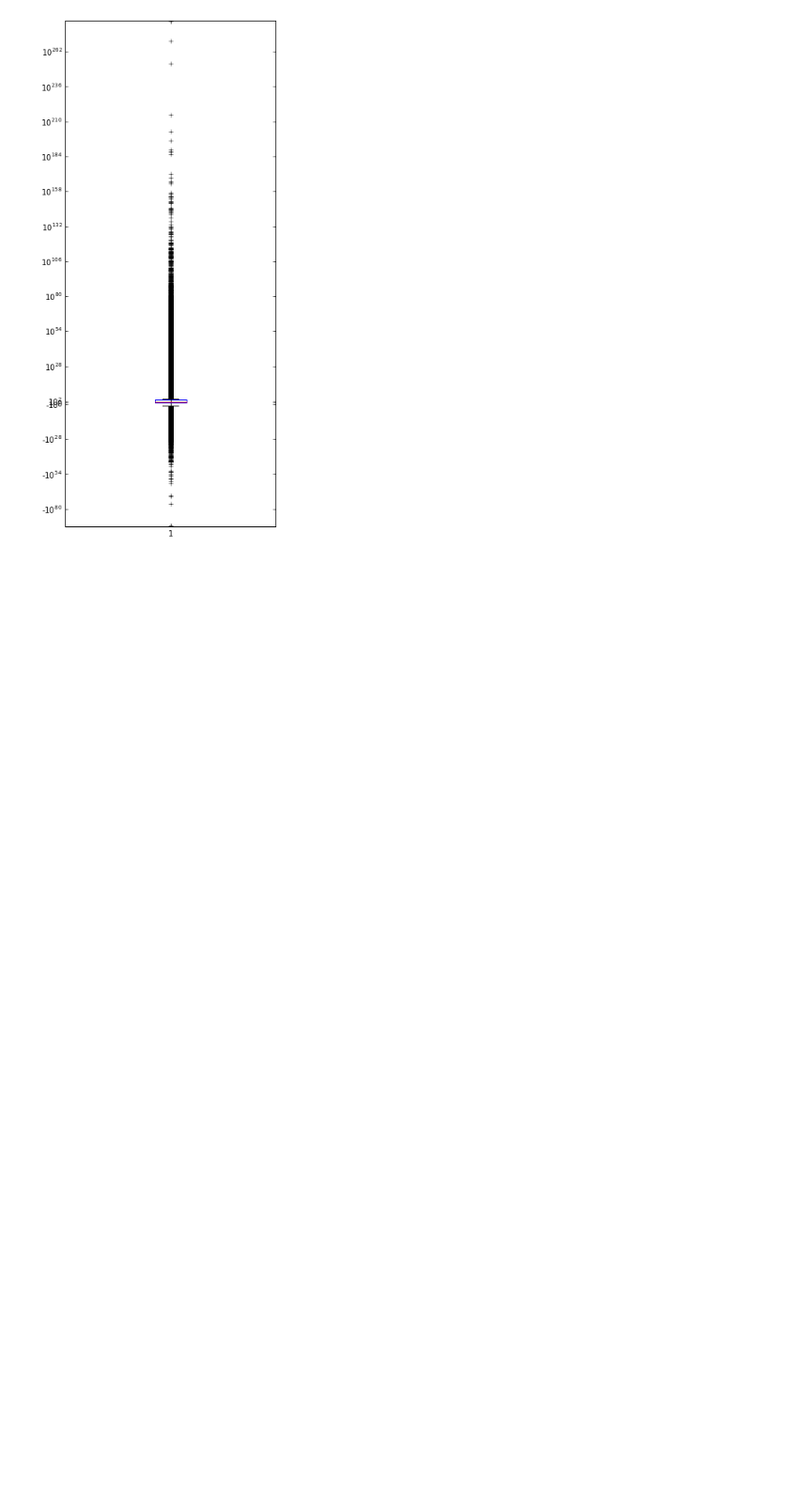
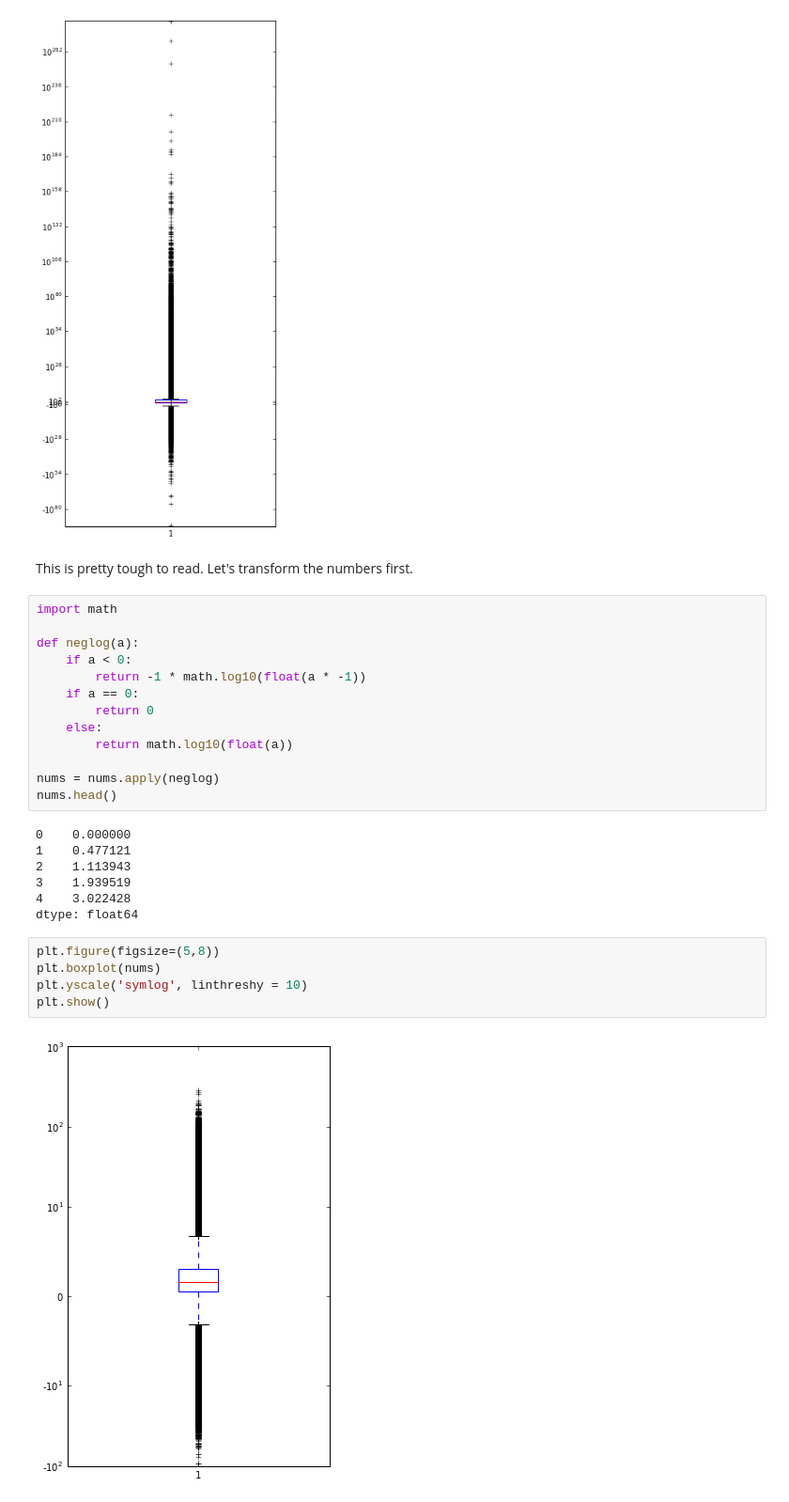
Before and after one commit to pnanga24/SpringboardDataScience, a Jupyter notebook: Capstone/Data Exploration.ipynb, the cells around one changed output. Shown: that part at 94% size. Saved outputs shown, nothing was run; the diff lists cells and outputs as text; blank space fills up the shorter version.

```diff
--- a/Capstone/Data Exploration.ipynb
+++ b/Capstone/Data Exploration.ipynb
@@ -94,3 +141,32 @@ plt.yscale('symlog', linthreshy = 10**2)
 plt.show()
 # %% [output]
 [figure]
+# %% [markdown]
+This is pretty tough to read. Let's transform the numbers first.
+# %%
+import math
+
+def neglog(a):
+    if a < 0:
+        return -1 * math.log10(float(a * -1))
+    if a == 0:
+        return 0
+    else:
+        return math.log10(float(a))
+
+nums = nums.apply(neglog)
+nums.head()
+# %% [output]
+0    0.000000
+1    0.477121
+2    1.113943
+3    1.939519
+4    3.022428
+dtype: float64
+# %%
+plt.figure(figsize=(5,8))
+plt.boxplot(nums)
+plt.yscale('symlog', linthreshy = 10)
+plt.show()
+# %% [output]
+[figure, added]
```
Also changed, not shown: parts of 19 cells of this notebook.
